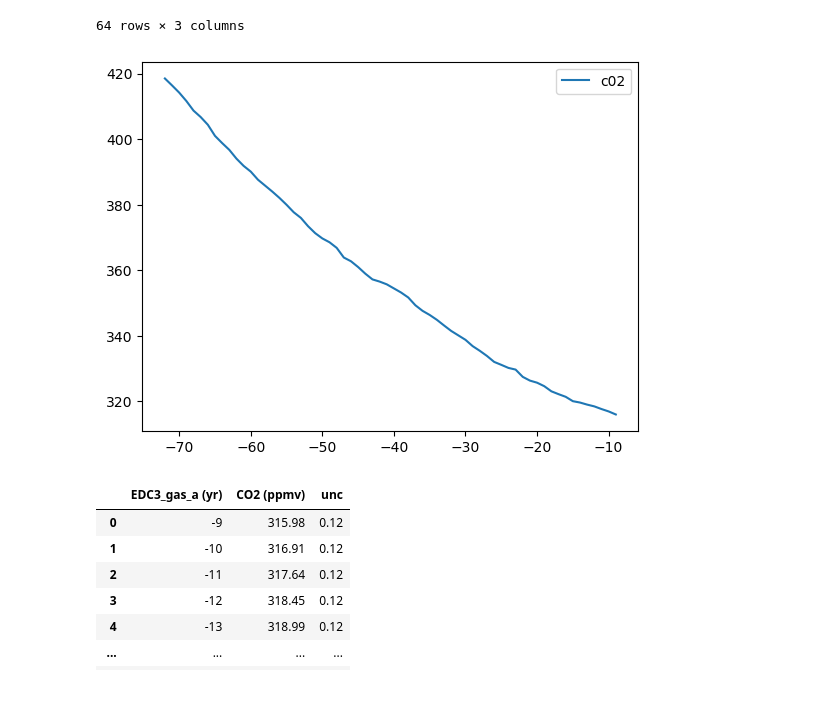
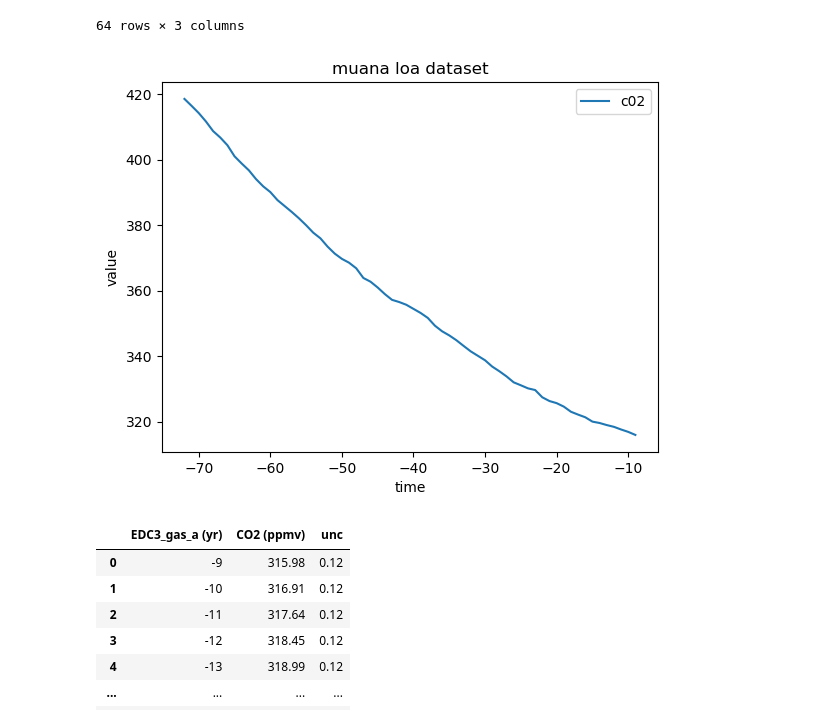
Before and after one commit to dectan/Programming-for-Data-Analysis-Project-2, a Jupyter notebook: Project 2.ipynb, the cells around one changed output. Saved outputs shown, nothing was run; the diff lists cells and outputs as text; code cells hidden in the pictures; blank space fills up the shorter version.

```diff
--- a/Project 2.ipynb
+++ b/Project 2.ipynb
@@ -179,10 +188,13 @@ co2_mauna_loa
 64 rows × 3 columns
 # %%
 plt.plot(co2_mauna_loa['EDC3_gas_a (yr)'],co2_mauna_loa['CO2 (ppmv)'] ,label ='c02')
+plt.xlabel('time')
+plt.ylabel('value')
+plt.title('muana loa dataset')
 plt.legend()
 plt.show()
 # %% [output]
-[figure, old version]
+[figure, new version]
 # %%
 co2_mauna_loa.columns = co2_mauna_loa.columns.str.lstrip()
 co2_mauna_loa.columns = co2_mauna_loa.columns.str.rstrip()
```
Also changed, not shown: parts of 15 cells of this notebook.
